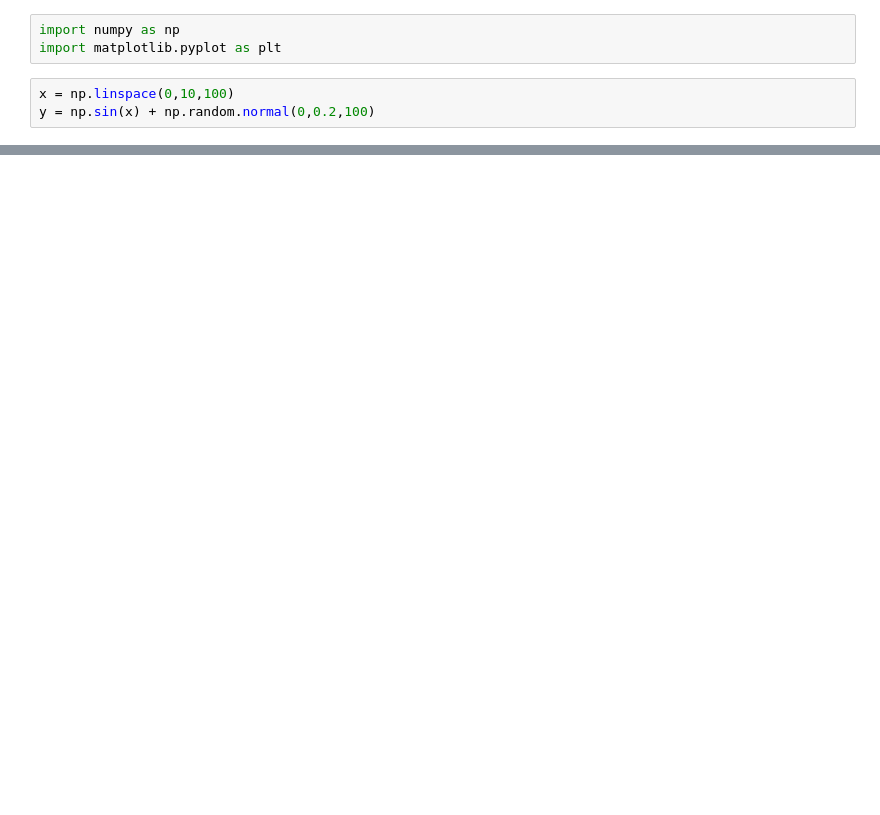
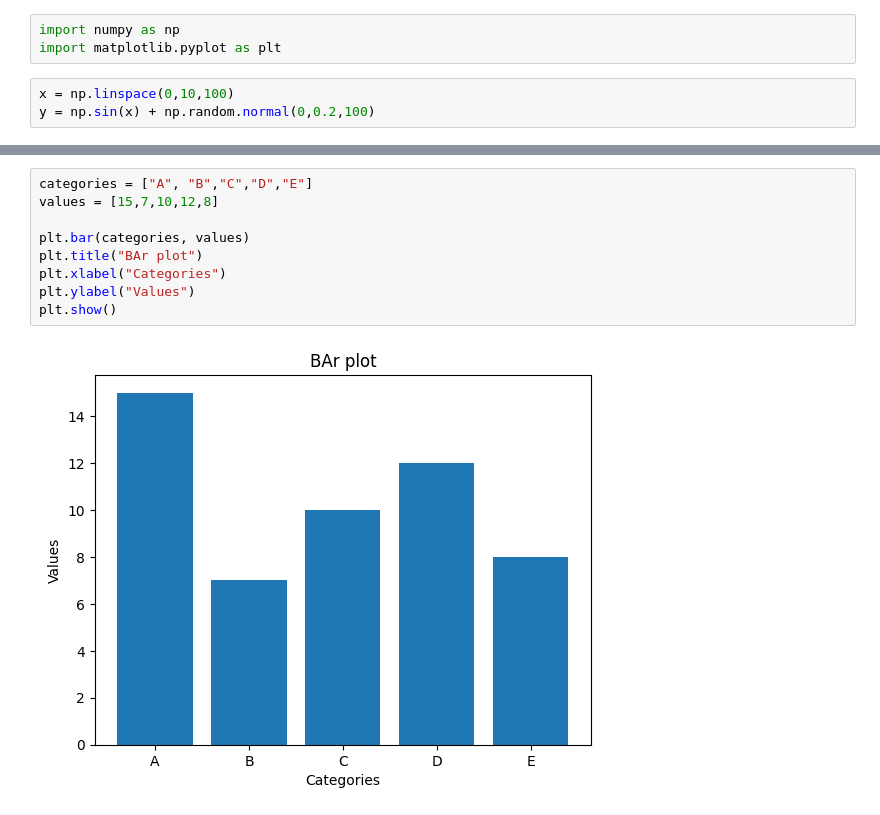
Before and after one commit to Andre270203/Python-data-science, a Jupyter notebook: Matplotlib_Course.ipynb, the cells around one changed output, grey strips where cells are left out. Saved outputs shown, nothing was run; the diff lists cells and outputs as text; blank space fills up the shorter version.

```diff
--- a/Matplotlib_Course.ipynb
+++ b/Matplotlib_Course.ipynb
@@ -22,0 +23,11 @@ plt.show()
+# %%
+categories = ["A", "B","C","D","E"]
+values = [15,7,10,12,8]
+
+plt.bar(categories, values)
+plt.title("BAr plot")
+plt.xlabel("Categories")
+plt.ylabel("Values")
+plt.show()
+# %% [output]
+[figure, added]
```
Also changed, not shown: parts of 16 cells of this notebook.
